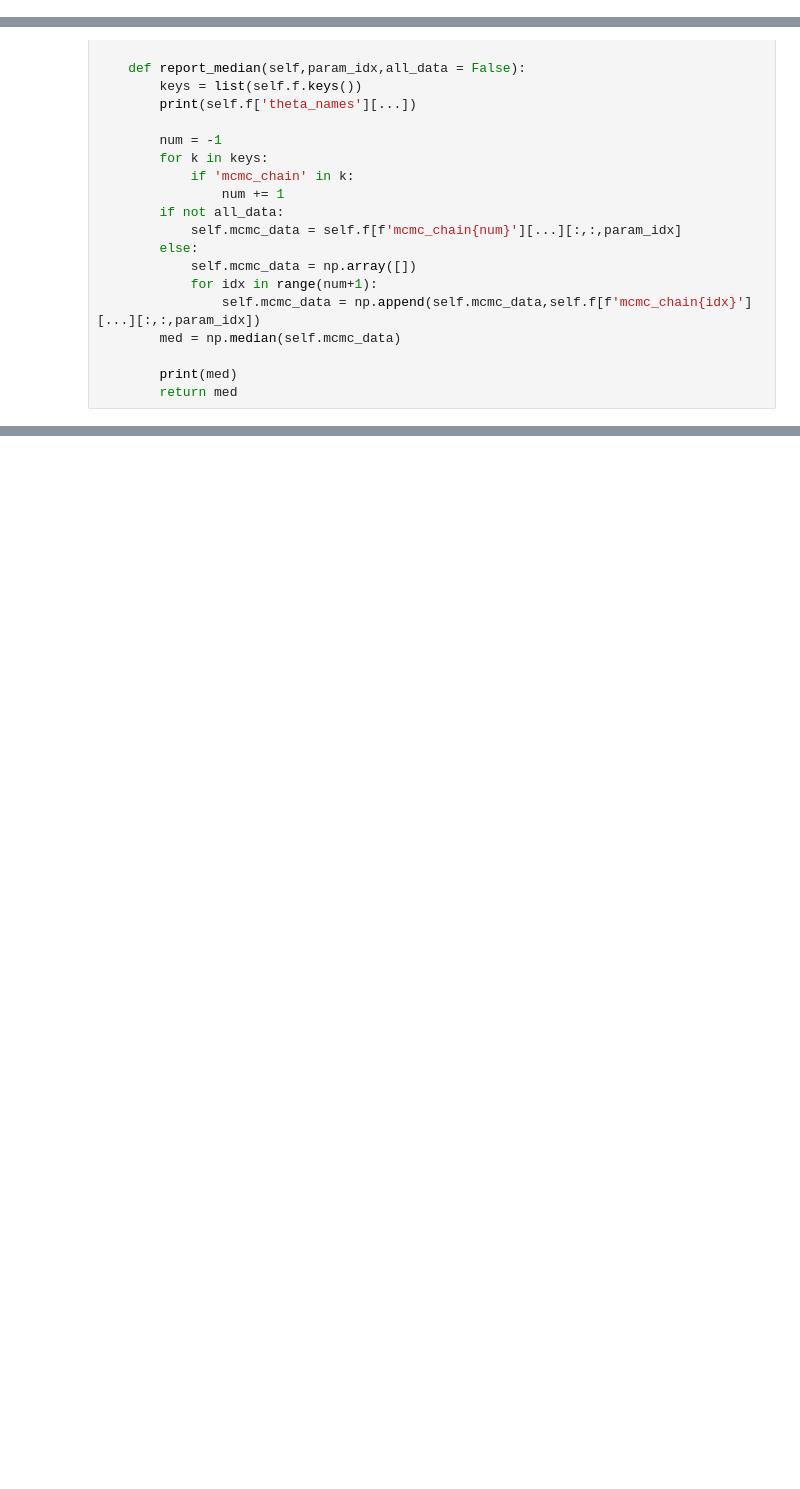
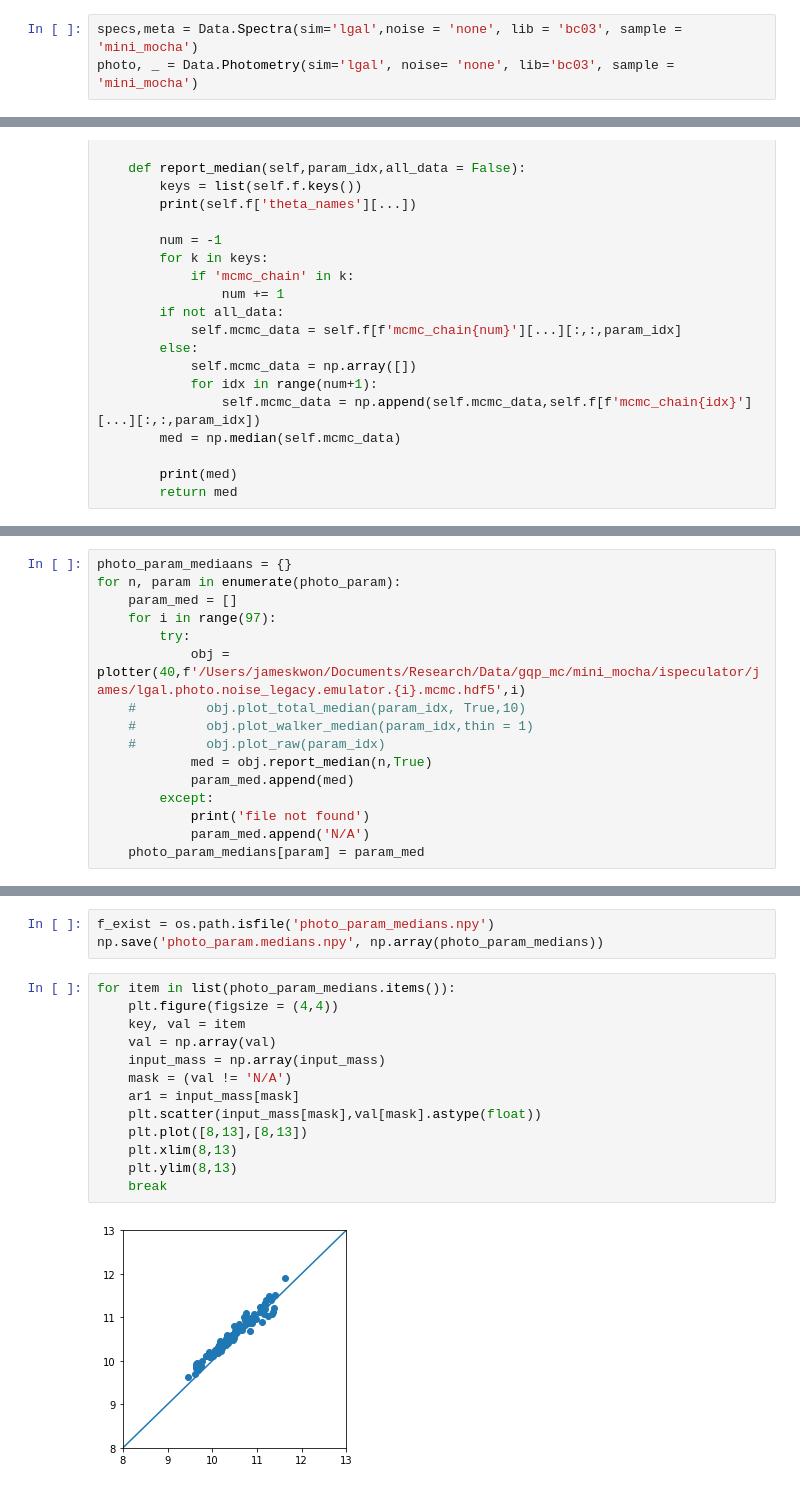
Before and after one commit to kgb0255/GQPMC_v3_JAMES, a Jupyter notebook: other_params.ipynb, the cells around one changed output, grey strips where cells are left out. Saved outputs shown, nothing was run; the diff lists cells and outputs as text; blank space fills up the shorter version.

```diff
--- a/other_params.ipynb
+++ b/other_params.ipynb
@@ -9,0 +17,3 @@ from gqp_mc import fitters as Fitters
+# %%
+specs,meta = Data.Spectra(sim='lgal',noise = 'none', lib = 'bc03', sample = 'mini_mocha')
+photo, _ = Data.Photometry(sim='lgal', noise= 'none', lib='bc03', sample = 'mini_mocha')
@@ -166,0 +216,16 @@ for i in range(97):
+# %%
+photo_param_mediaans = {}
+for n, param in enumerate(photo_param):
+    param_med = []
+    for i in range(97):
+        try:
+            obj = plotter(40,f'/Users/jameskwon/Documents/Research/Data/gqp_mc/mini_mocha/ispeculator/james/lgal.photo.noise_legacy.emulator.{i}.mcmc.hdf5',i)
+    #         obj.plot_total_median(param_idx, True,10)
+    #         obj.plot_walker_median(param_idx,thin = 1)
+    #         obj.plot_raw(param_idx)
+            med = obj.report_median(n,True)
+            param_med.append(med)
+        except:
+            print('file not found')
+            param_med.append('N/A')
+    photo_param_medians[param] = param_med
@@ -166,0 +250,18 @@ for i in range(97):
+# %%
+f_exist = os.path.isfile('photo_param_medians.npy')
+np.save('photo_param.medians.npy', np.array(photo_param_medians))
+# %%
+for item in list(photo_param_medians.items()):
+    plt.figure(figsize = (4,4))
+    key, val = item
+    val = np.array(val)
+    input_mass = np.array(input_mass)
+    mask = (val != 'N/A')
+    ar1 = input_mass[mask]
+    plt.scatter(input_mass[mask],val[mask].astype(float))
+    plt.plot([8,13],[8,13])
+    plt.xlim(8,13)
+    plt.ylim(8,13)
+    break
+# %% [output]
+[figure, added]
```
Also changed, not shown: parts of 8 cells of this notebook.
